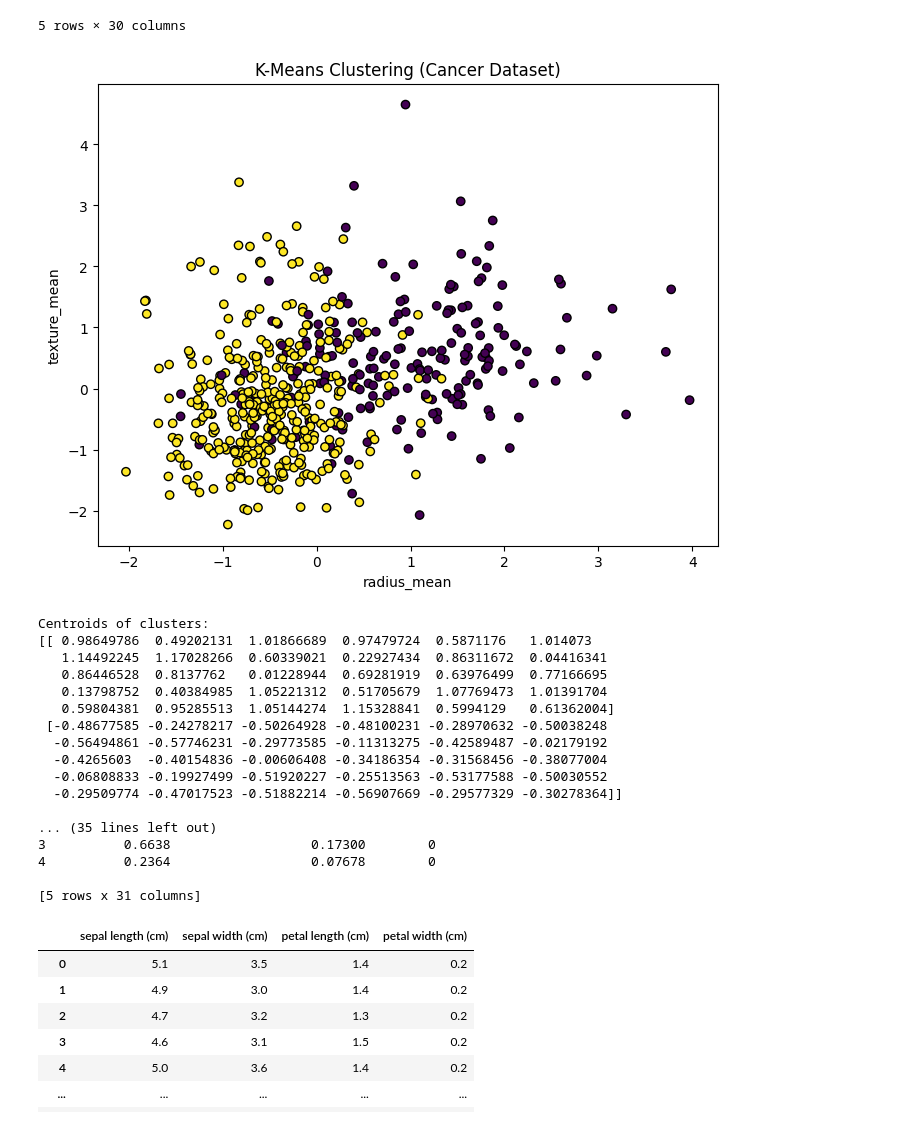
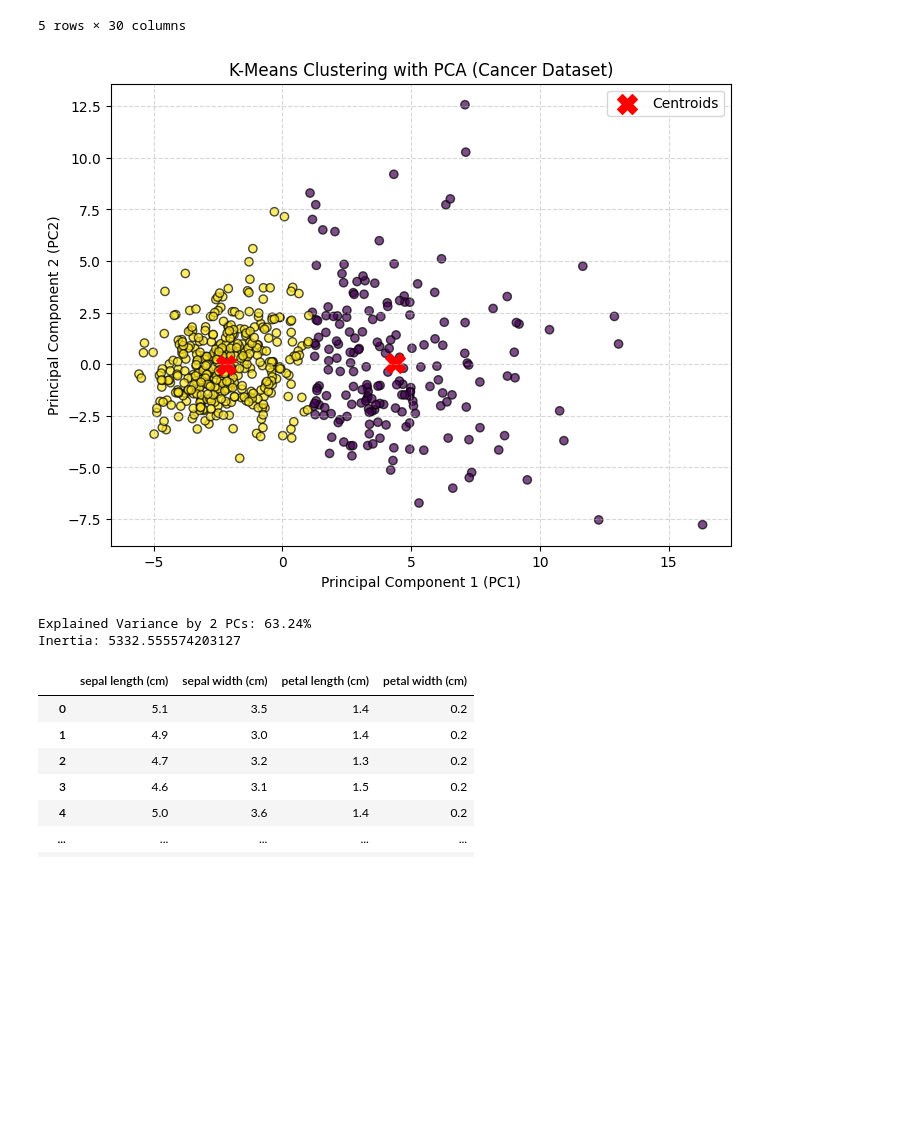
Before and after one commit to mayurrishii/DE_rep, a Jupyter notebook: day8/k-means (1).ipynb, the cells around one changed output. Drawn from its saved outputs; the diff is of its cells as text; code cells hidden in the pictures; blank space fills up the shorter version.

```diff
--- a/day8/k-means (1).ipynb
+++ b/day8/k-means (1).ipynb
@@ -1,25 +1,28 @@
 # %%
-# Import necessary libraries
+# Import libraries
 import numpy as np
 import pandas as pd
 import matplotlib.pyplot as plt
 from sklearn.cluster import KMeans
 from sklearn.preprocessing import StandardScaler
+from sklearn.decomposition import PCA
 import os
 
-# Load the Cancer dataset from day7 folder
+# Load Cancer dataset
 csv_path = '../day7/Cancer_Prediction.csv' if os.path.exists('../day7/Cancer_Prediction.csv') else 'day7/Cancer_Prediction.csv'
 cancer_df = pd.read_csv(csv_path)
 
-# Clean and separate feature columns
+# Clean and drop non-feature columns
 cancer_df = cancer_df.loc[:, ~cancer_df.columns.str.contains('^Unnamed')]
 df = cancer_df.drop(columns=['id', 'diagnosis'], errors='ignore')
-data = df.values
-features = df.columns.tolist()
 
-# Standardize the data (optional but useful for scaling)
+# Standardize all 30 features
 scaler = StandardScaler()
 df_scaled = scaler.fit_transform(df)
+
+# Reduce 30 features to 2 Principal Components
+pca = PCA(n_components=2)
+df_pca = pca.fit_transform(df_scaled)
 # %%
 df.head()
 # %% [output]
@@ -31,48 +34,31 @@ df.head()
 | 4 | 20.29 | 14.34 | 135.10 | 1297.0 | 0.10030 | 0.13280 | ... |
 5 rows × 30 columns
 # %%
-# K-Means clustering (Cancer dataset usually has 2 target classes: Malignant & Benign)
+# K-Means clustering on 2D PCA space (2 clusters: Malignant & Benign)
 kmeans = KMeans(n_clusters=2, random_state=42)
-kmeans.fit(df_scaled)
+cluster_labels = kmeans.fit_predict(df_pca)
 
-# Add the predicted clusters to the DataFrame
-df['Cluster'] = kmeans.labels_
+# Add cluster column to DataFrame
+df['Cluster'] = cluster_labels
 
-# Visualize the clusters with a scatter plot (using radius_mean and texture_mean)
+# Scatter Plot with Centroids
 plt.figure(figsize=(8, 6))
-plt.scatter(df_scaled[:, 0], df_scaled[:, 1], c=kmeans.labels_, cmap='viridis', marker='o', edgecolor='k')
-plt.title('K-Means Clustering (Cancer Dataset)')
-plt.xlabel(features[0])  # radius_mean
-plt.ylabel(features[1])  # texture_mean
+plt.scatter(df_pca[:, 0], df_pca[:, 1], c=cluster_labels, cmap='viridis', marker='o', edgecolor='k', alpha=0.7)
+plt.scatter(kmeans.cluster_centers_[:, 0], kmeans.cluster_centers_[:, 1], s=200, c='red', marker='X', label='Centroids')
+
+plt.title('K-Means Clustering with PCA (Cancer Dataset)')
+plt.xlabel('Principal Component 1 (PC1)')
+plt.ylabel('Principal Component 2 (PC2)')
+plt.legend()
+plt.grid(True, linestyle='--', alpha=0.5)
 plt.show()
 
-# Print centroids and inertia
-print("Centroids of clusters:")
-print(kmeans.cluster_centers_)
-print("\nInertia:", kmeans.inertia_)
-
-# Show first few rows of data with cluster assignment
-print("\nData with cluster assignments:")
-print(df.head())
+print(f"Explained Variance by 2 PCs: {sum(pca.explained_variance_ratio_)*100:.2f}%")
+print("Inertia:", kmeans.inertia_)
 # %% [output]
-[figure, old version]
+[figure, new version]
-Centroids of clusters:
-[[ 0.98649786  0.49202131  1.01866689  0.97479724  0.5871176   1.014073
-   1.14492245  1.17028266  0.60339021  0.22927434  0.86311672  0.04416341
-   0.86446528  0.8137762   0.01228944  0.69281919  0.63976499  0.77166695
-   0.13798752  0.40384985  1.05221312  0.51705679  1.07769473  1.01391704
-   0.59804381  0.95285513  1.05144274  1.15328841  0.5994129   0.61362004]
- [-0.48677585 -0.24278217 -0.50264928 -0.48100231 -0.28970632 -0.50038248
-  -0.56494861 -0.57746231 -0.29773585 -0.11313275 -0.42589487 -0.02179192
-  -0.4265603  -0.40154836 -0.00606408 -0.34186354 -0.31568456 -0.38077004
-  -0.06808833 -0.19927499 -0.51920227 -0.25513563 -0.53177588 -0.50030552
-  -0.29509774 -0.47017523 -0.51882214 -0.56907669 -0.29577329 -0.30278364]]
-
-... (35 lines left out)
-3          0.6638                  0.17300        0
-4          0.2364                  0.07678        0
-
-[5 rows x 31 columns]
+Explained Variance by 2 PCs: 63.24%
+Inertia: 5332.555574203127
 # %%
 df
 # %% [output]
```
Also changed, not shown: 12 other files.
